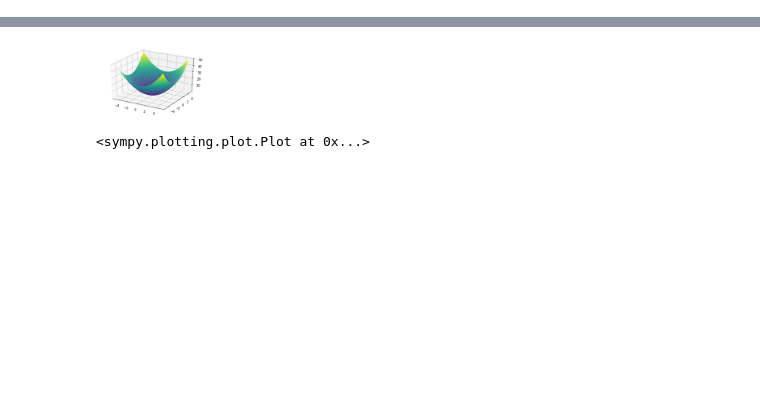
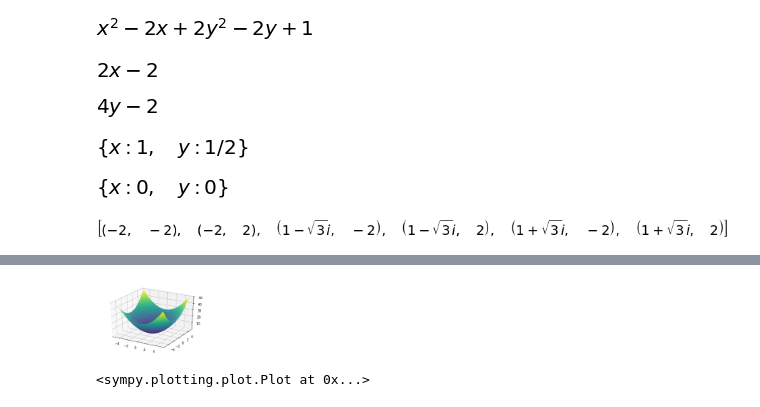
Before and after one commit to jjsierramo/Calculo-2, a Jupyter notebook: Optimizaciónvv.ipynb, the cells around one changed output, grey strips where cells are left out. Cells and saved outputs as stored; diff of their text form; code cells hidden in the pictures; blank space fills up the shorter version.

```diff
--- a/6. Optimizaciónvv est.ipynb
+++ b/Optimizaciónvv.ipynb
@@ -142,0 +41,32 @@ $$\left. \begin{array}{ll}
+# %%
+x = symbols("x")
+y = symbols("y")
+# %%
+f=x**2+2*y**2-2*x-2*y+1
+f
+# %% [output]
+[figure, added]
+# %%
+dfx=diff(f,x)
+dfx
+# %% [output]
+[figure, added]
+# %%
+dfy=diff(f,y)
+dfy
+# %% [output]
+[figure, added]
+# %%
+solve([dfx,dfy],[x,y])
+# %% [output]
+[figure, added]
+# %%
+g=x**2+4*x*y+y**2
+solve([diff(g,x),diff(g,y)],[x,y])
+# %% [output]
+[figure, added]
+# %%
+h=-x**4-32*x+y**3-12*y+7
+solve([diff(h,x),diff(h,y)],[x,y])
+# %% [output]
+[figure, added]
```
Also changed, not shown: parts of 13 cells of this notebook, 17 other files.
